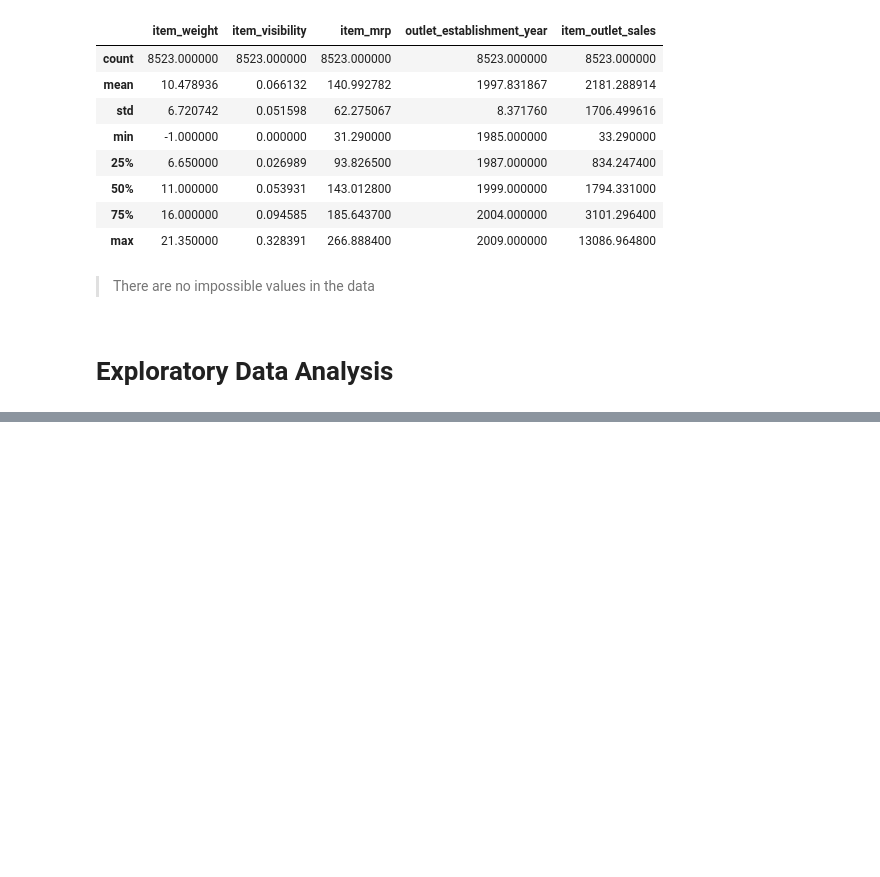
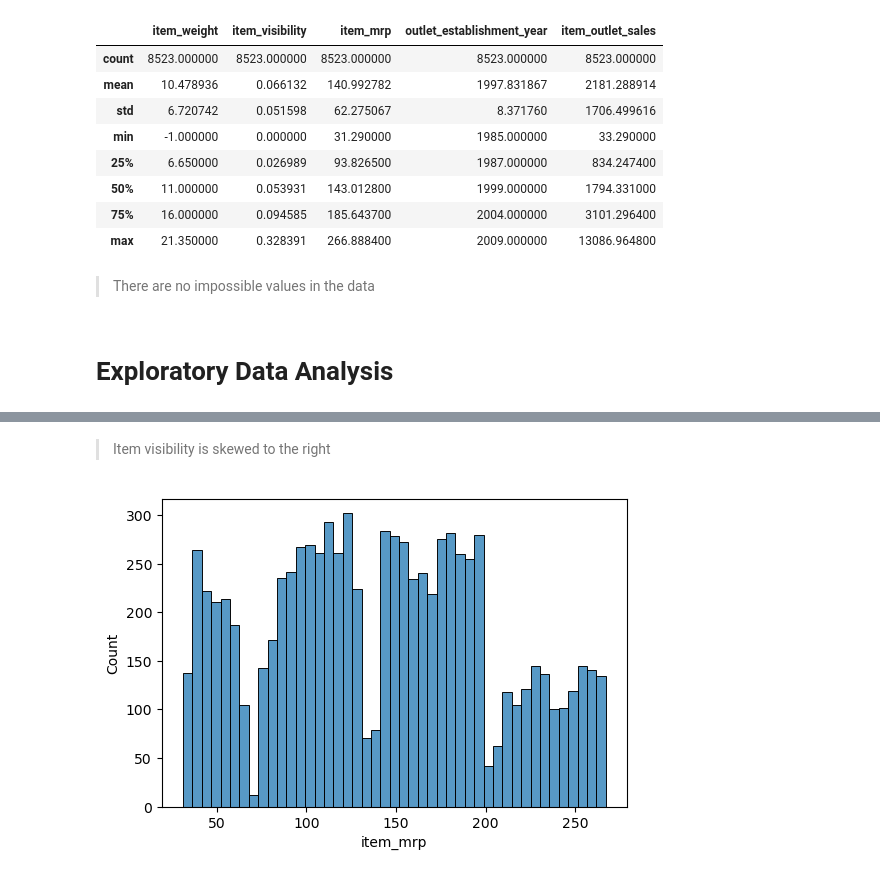
Before and after one commit to kevinbrnett/Project-1, a Jupyter notebook: Supermarket Sales Predictions.ipynb, the cells around one changed output, grey strips where cells are left out. Saved outputs shown, nothing was run; the diff lists cells and outputs as text; code cells hidden in the pictures; blank space fills up the shorter version.

```diff
--- a/Supermarket Sales Predictions.ipynb
+++ b/Supermarket Sales Predictions.ipynb
@@ -233,0 +256,8 @@ df.describe()
+# %% [markdown]
+> Item visibility is skewed to the right
+# %%
+# Item MRP histogram
+fig, ax = plt.subplots(figsize=(6,4))
+sns.histplot(df['item_mrp'], bins=45);
+# %% [output]
+[figure, added]
```
Also changed, not shown: parts of 6 cells of this notebook.
